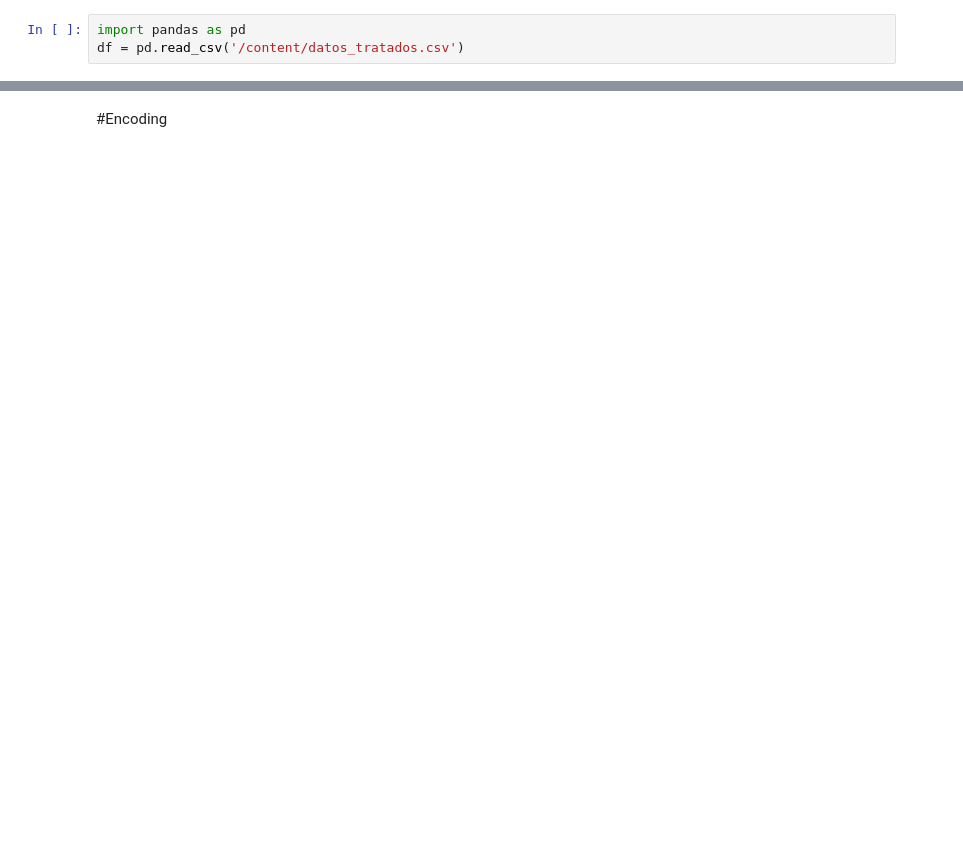
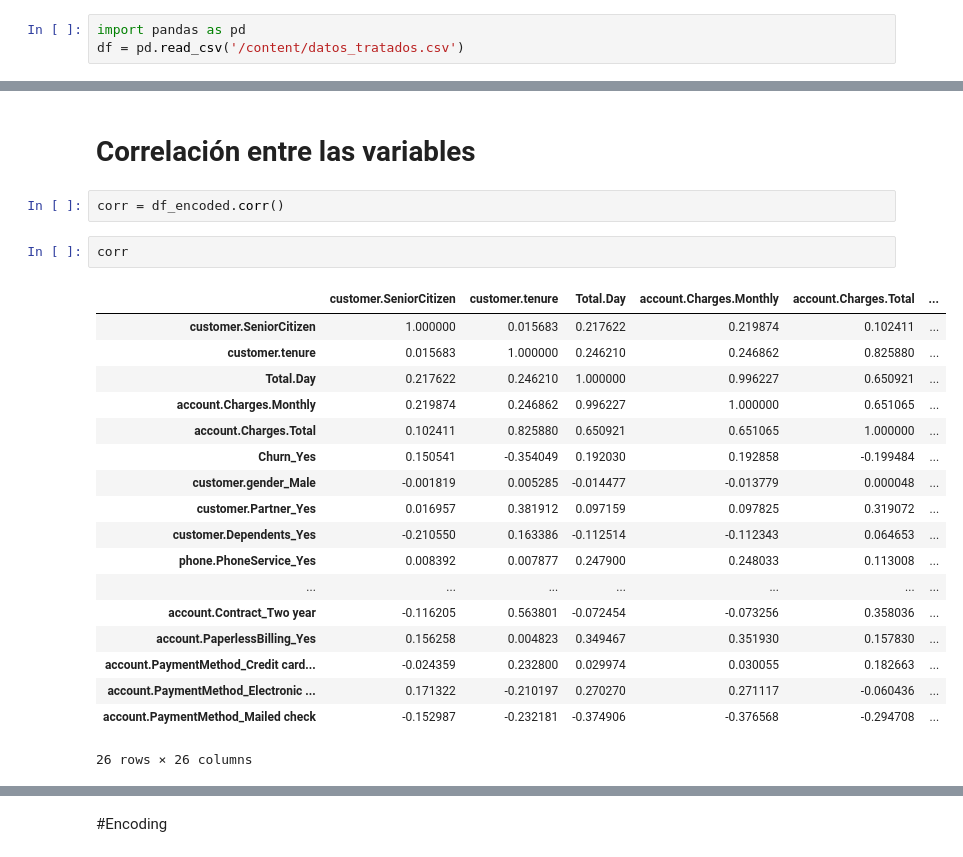
Before and after one commit to 25071983/Challenge_Telecom_X-parte-2, a Jupyter notebook: Challenge_Telemax_parte2.ipynb, the cells around one changed output, grey strips where cells are left out. Drawn from its saved outputs; the diff is of its cells as text; blank space fills up the shorter version.

```diff
--- a/Challenge_Telemax_parte2.ipynb
+++ b/Challenge_Telemax_parte2.ipynb
@@ -44,0 +202,25 @@ Index(['Churn', 'customer', 'phone', 'internet', 'account', 'Gender',
+# %% [markdown]
+# Correlación entre las variables
+# %%
+corr = df_encoded.corr()
+# %%
+corr
+# %% [output]
+|  | customer.SeniorCitizen | customer.tenure | Total.Day | account.Charges.Monthly | account.Charges.Total | ... |
+| customer.SeniorCitizen | 1.000000 | 0.015683 | 0.217622 | 0.219874 | 0.102411 | ... |
+| customer.tenure | 0.015683 | 1.000000 | 0.246210 | 0.246862 | 0.825880 | ... |
+| Total.Day | 0.217622 | 0.246210 | 1.000000 | 0.996227 | 0.650921 | ... |
+| account.Charges.Monthly | 0.219874 | 0.246862 | 0.996227 | 1.000000 | 0.651065 | ... |
+| account.Charges.Total | 0.102411 | 0.825880 | 0.650921 | 0.651065 | 1.000000 | ... |
+| Churn_Yes | 0.150541 | -0.354049 | 0.192030 | 0.192858 | -0.199484 | ... |
+| customer.gender_Male | -0.001819 | 0.005285 | -0.014477 | -0.013779 | 0.000048 | ... |
+| customer.Partner_Yes | 0.016957 | 0.381912 | 0.097159 | 0.097825 | 0.319072 | ... |
+| customer.Dependents_Yes | -0.210550 | 0.163386 | -0.112514 | -0.112343 | 0.064653 | ... |
+| phone.PhoneService_Yes | 0.008392 | 0.007877 | 0.247900 | 0.248033 | 0.113008 | ... |
+| ... | ... | ... | ... | ... | ... | ... |
+| account.Contract_Two year | -0.116205 | 0.563801 | -0.072454 | -0.073256 | 0.358036 | ... |
+| account.PaperlessBilling_Yes | 0.156258 | 0.004823 | 0.349467 | 0.351930 | 0.157830 | ... |
+| account.PaymentMethod_Credit card... | -0.024359 | 0.232800 | 0.029974 | 0.030055 | 0.182663 | ... |
+| account.PaymentMethod_Electronic ... | 0.171322 | -0.210197 | 0.270270 | 0.271117 | -0.060436 | ... |
+| account.PaymentMethod_Mailed check | -0.152987 | -0.232181 | -0.374906 | -0.376568 | -0.294708 | ... |
+26 rows × 26 columns
```
Also changed, not shown: parts of 48 cells of this notebook.
